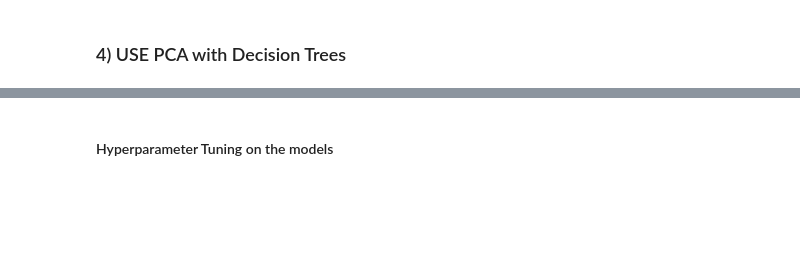
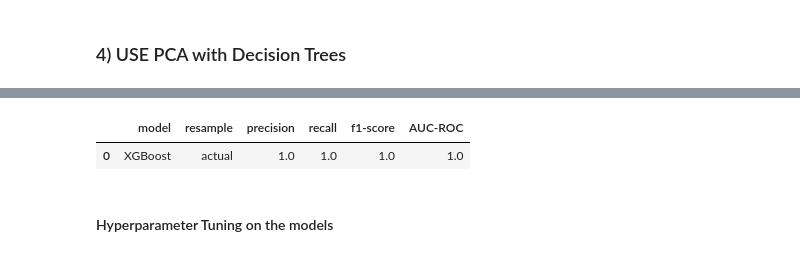
Before and after one commit to raghaven97/Telecom-Churn, a Jupyter notebook: churnCaseStudyVishalKhialani.ipynb, the cells around one changed output, grey strips where cells are left out. Saved outputs shown, nothing was run; the diff lists cells and outputs as text; code cells hidden in the pictures; blank space fills up the shorter version.

```diff
--- a/churnCaseStudyVishalKhialani.ipynb
+++ b/churnCaseStudyVishalKhialani.ipynb
@@ -179,3 +180,10 @@ def comparePercentage(df, columnToCheck):
     plotLeft.set_ylabel('Percentage in dataset', fontsize=18)
     plotLeft.set_xlabel(columnToCheck, fontsize=14)
     displayMarkers(plotLeft)
+# %%
+model = []
+resample = []
+precision = []
+recall = []
+F1score = []
+AUCROC = []
@@ -1193,3 +1242,15 @@ The precision is at 0.18 which is bad
+# %%
+class_eval_df = pd.DataFrame({'model':model,
+                            'resample':resample,
+                            'precision':precision,
+                            'recall':recall,
+                            'f1-score':F1score,
+                            'AUC-ROC':AUCROC})
+# %%
+class_eval_df
+# %% [output]
+|  | model | resample | precision | recall | f1-score | AUC-ROC |
+| 0 | XGBoost | actual | 1.0 | 1.0 | 1.0 | 1.0 |
 # %% [markdown]
 #### Hyperparameter Tuning on the models
 # %%
```
Also changed, not shown: parts of 49 cells of this notebook.
